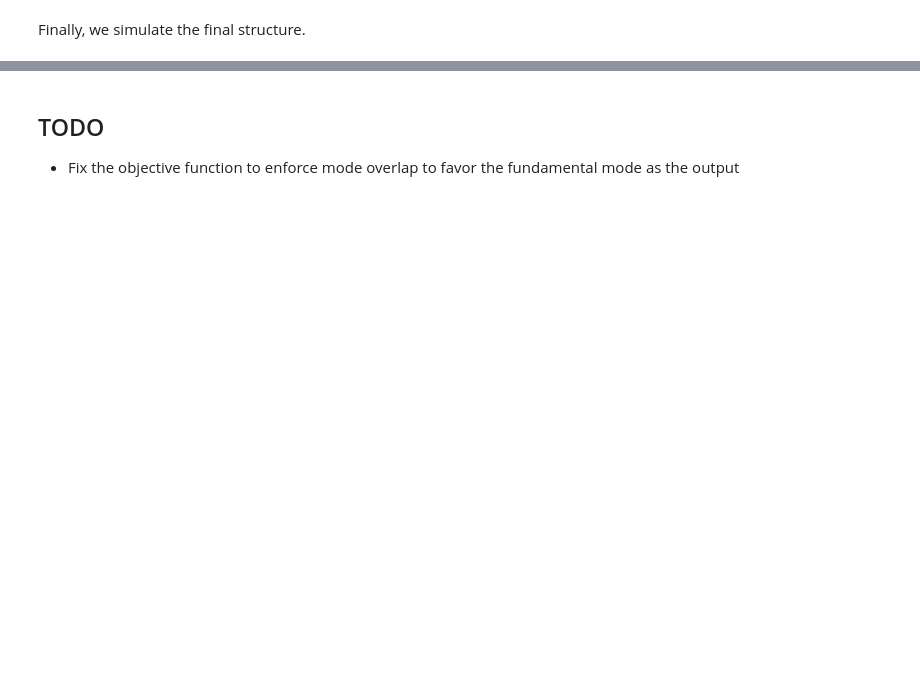
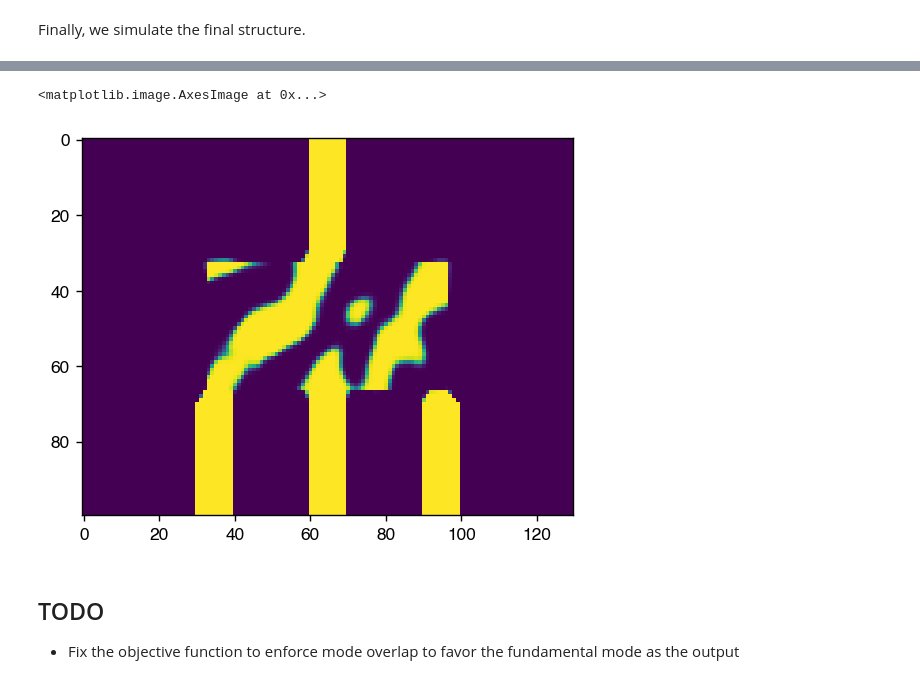
Before and after one commit to fancompute/workshop-invdesign, a Jupyter notebook: Inverse_Design_Example.ipynb, the cells around one changed output, grey strips where cells are left out. Drawn from its saved outputs; the diff is of its cells as text; code cells hidden in the pictures; blank space fills up the shorter version.

```diff
--- a/Inverse_Design_Example.ipynb
+++ b/Inverse_Design_Example.ipynb
@@ -246,3 +266,8 @@ for output_slice in output_slices:
+# %%
+plt.imshow(epsr)
+# %% [output]
+<matplotlib.image.AxesImage at 0x...>
+[figure, added]
 # %% [markdown]
 ## TODO
 
```
Also changed, not shown: parts of 10 cells of this notebook.
